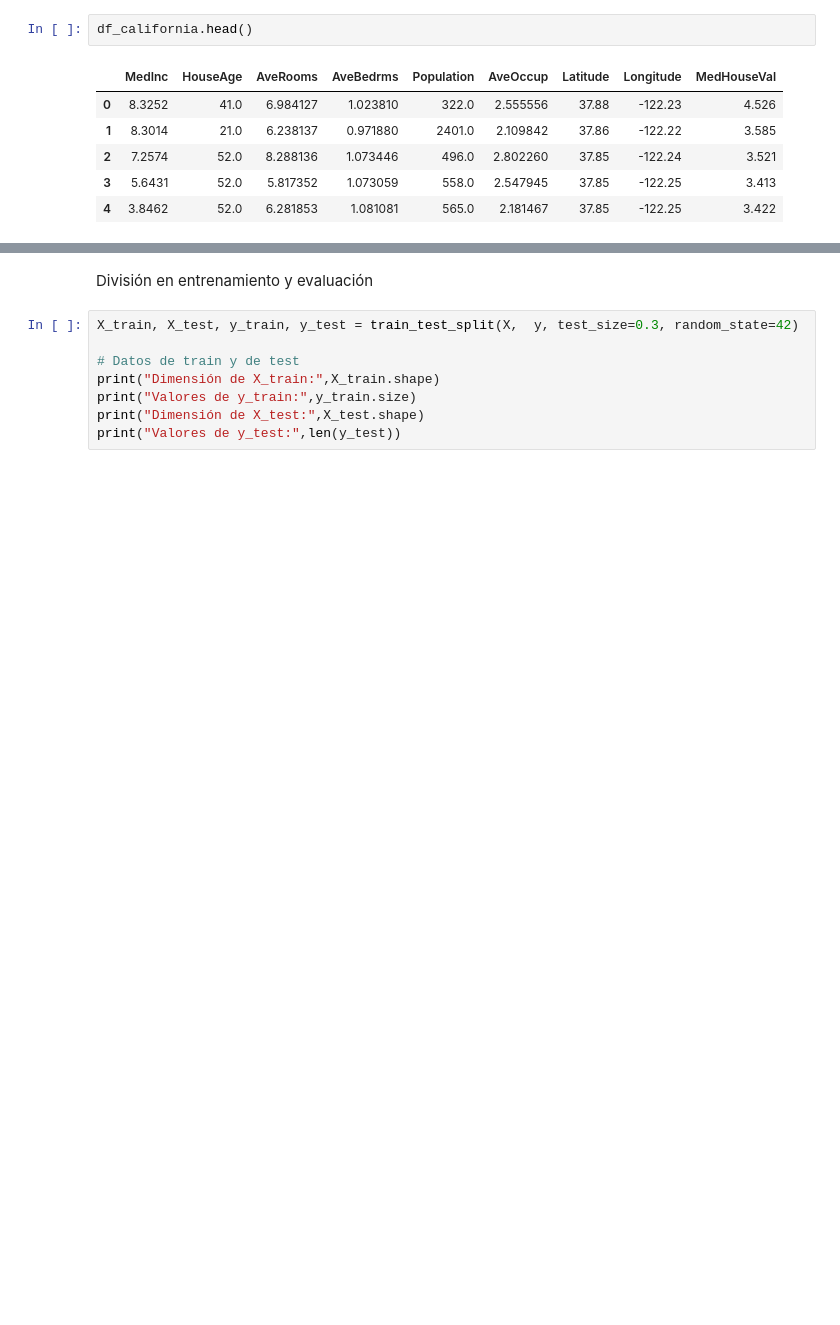
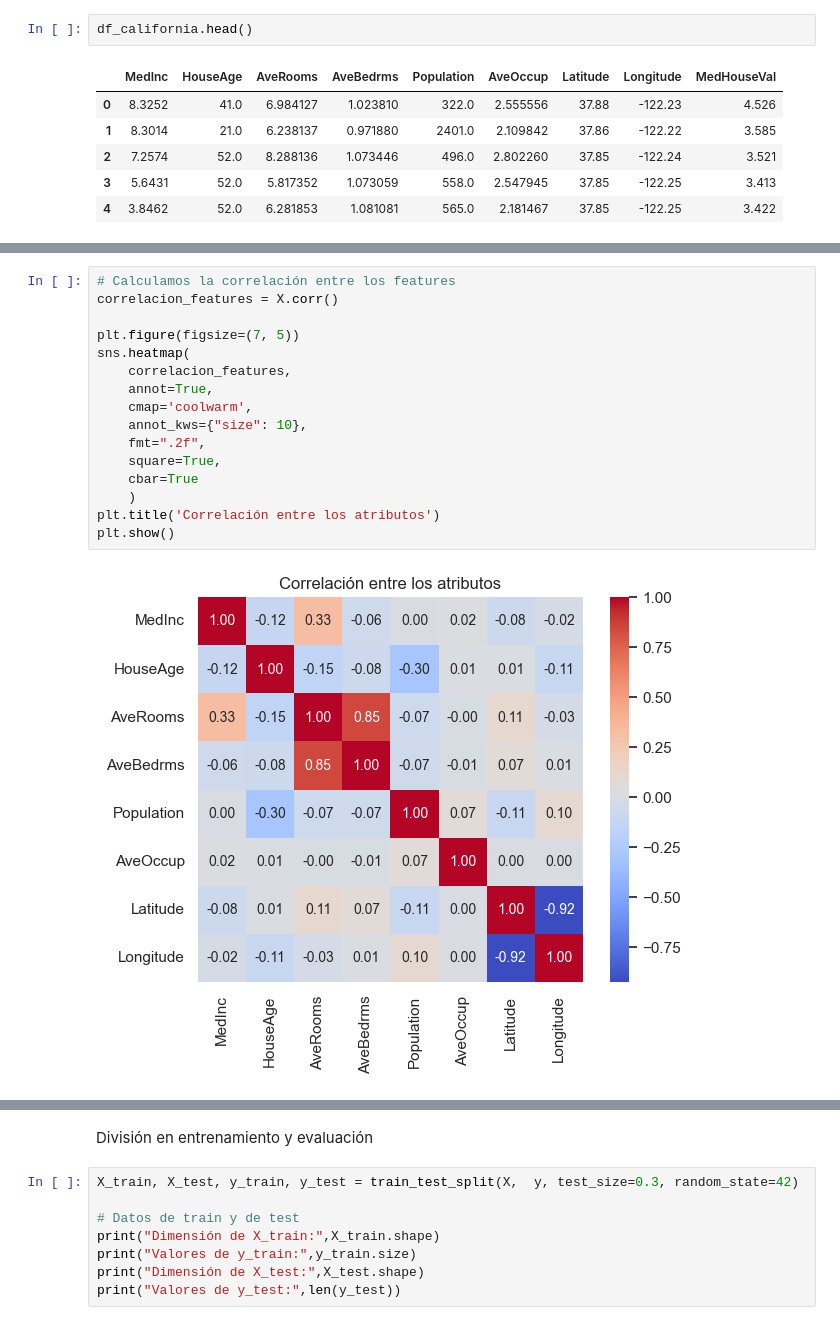
Before and after one commit to comejia/ceia-iia, a Jupyter notebook: tp2-regesion-lineal/regresion.ipynb, the cells around one changed output, grey strips where cells are left out. Saved outputs shown, nothing was run; the diff lists cells and outputs as text; blank space fills up the shorter version.

```diff
--- a/tp2-regesion-lineal/regresion.ipynb
+++ b/tp2-regesion-lineal/regresion.ipynb
@@ -106,0 +123,18 @@ plt.show()
+# %%
+# Calculamos la correlación entre los features
+correlacion_features = X.corr()
+
+plt.figure(figsize=(7, 5))
+sns.heatmap(
+    correlacion_features,
+    annot=True,
+    cmap='coolwarm',
+    annot_kws={"size": 10},
+    fmt=".2f",
+    square=True,
+    cbar=True
+    )
+plt.title('Correlación entre los atributos')
+plt.show()
+# %% [output]
+[figure, added]
```
Also changed, not shown: parts of 37 cells of this notebook, 23 other files.
